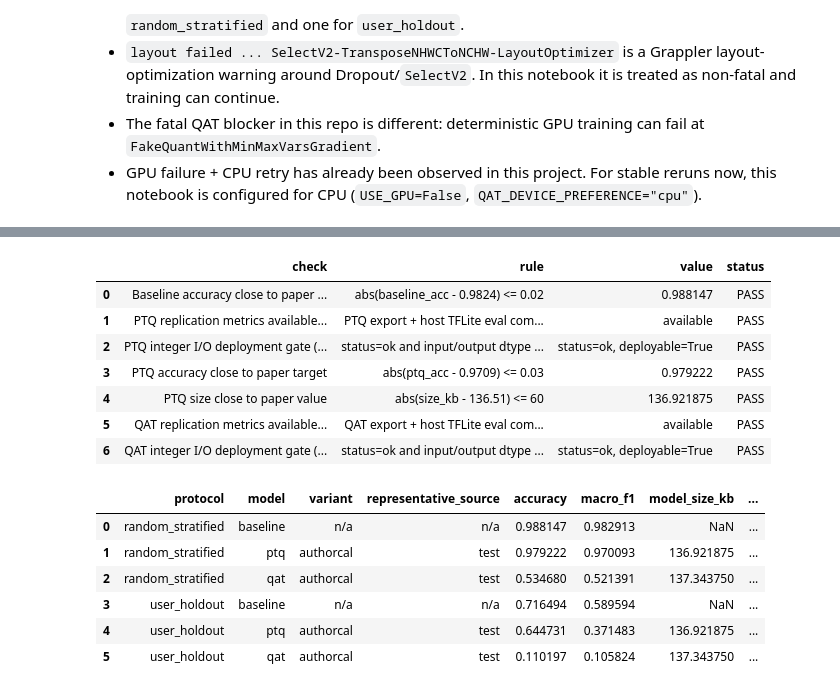
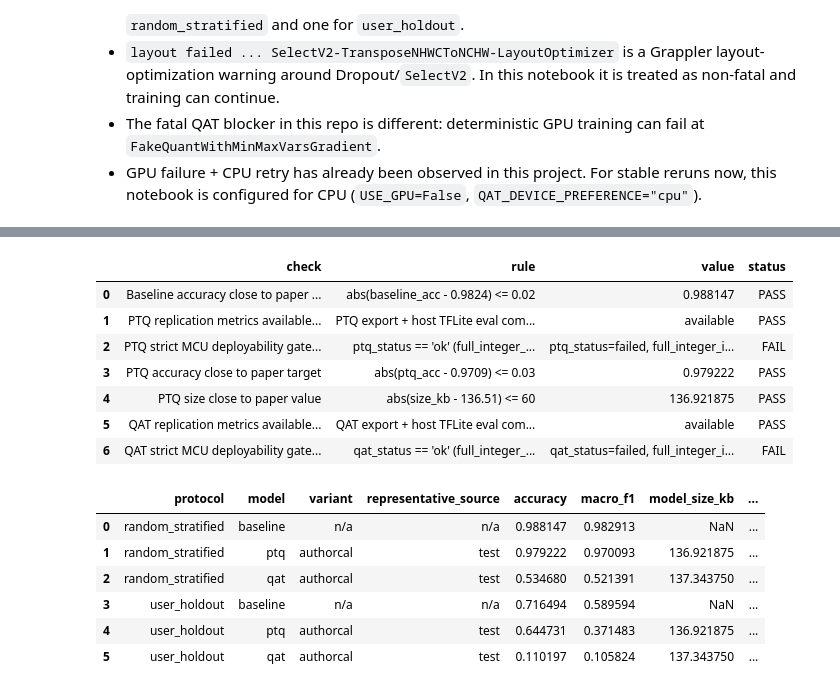
Before and after one commit to 7abushahla/har-mcu, a Jupyter notebook: notebooks/replication_deepconvlstm.ipynb, the cells around one changed output, grey strips where cells are left out. Saved outputs shown, nothing was run; the diff lists cells and outputs as text; code cells hidden in the pictures.

```diff
--- a/notebooks/replication_deepconvlstm.ipynb
+++ b/notebooks/replication_deepconvlstm.ipynb
@@ -1743,11 +1805,8 @@ ptq_export_primary = ptq_export_metrics.get(primary_protocol)
 ptq_eval_primary = ptq_eval_metrics.get(primary_protocol)
 
 ptq_replication_available = ptq_eval_primary is not None
-strict_ptq_deployable = bool(
-    ptq_export_primary
-    and ptq_export_primary.get("status") == "ok"
-    and ptq_export_primary.get("deployable_full_int8", False)
-)
+ptq_status = ptq_export_primary.get("ptq_status") if ptq_export_primary else None
+strict_ptq_deployable = bool(ptq_status == "ok")
 
 if ptq_replication_available:
     ptq_acc_random = float(ptq_eval_primary["accuracy"])
@@ -1770,11 +1829,14 @@ checks = [
         "status": "PASS" if ptq_replication_available else "FAIL",
     },
     {
-        "check": "PTQ integer I/O deployment gate (authorcal)",
-        "rule": "status=ok and input/output dtype are int8",
+        "check": "PTQ strict MCU deployability gate (authorcal)",
+        "rule": "ptq_status == 'ok' (full_integer_io + TFLM compatibility)",
         "value": (
-            f"status={ptq_export_primary.get('status') if ptq_export_primary else None}, "
-            f"deployable={ptq_export_primary.get('deployable_full_int8') if ptq_export_primary else None}"
+            f"ptq_status={ptq_status}, "
+            f"full_integer_io={ptq_export_primary.get('full_integer_io') if ptq_export_primary else None}, "
+            f"tflm_compatible={ptq_export_primary.get('tflm_compatible') if ptq_export_primary else None}, "
+            f"unsupported_ops={ptq_export_primary.get('unsupported_ops') if ptq_export_primary else None}, "
+            f"reason={ptq_export_primary.get('error') if ptq_export_primary else None}"
         ),
         "status": "PASS" if strict_ptq_deployable else "FAIL",
     },
@@ -1798,47 +1860,47 @@ if ptq_replication_available:
         ]
     )
 
 if RUN_QAT:
     qat_export_primary = qat_export_metrics.get(primary_protocol)
     qat_eval_primary = qat_eval_metrics.get(primary_protocol)
     qat_replication_available = qat_eval_primary is not None
-    strict_qat_deployable = bool(
-        qat_export_primary
-        and qat_export_primary.get("status") == "ok"
-        and qat_export_primary.get("deployable_full_int8", False)
-)
+    qat_status = qat_export_primary.get("qat_status") if qat_export_primary else None
+    strict_qat_deployable = bool(qat_status == "ok")
 
     checks.extend(
         [
             {
                 "check": "QAT replication metrics available (authorcal)",
                 "rule": "QAT export + host TFLite eval completed",
                 "value": "available" if qat_replication_available else "missing",
                 "status": "PASS" if qat_replication_available else "FAIL",
             },
             {
-                "check": "QAT integer I/O deployment gate (authorcal)",
-                "rule": "status=ok and input/output dtype are int8",
+                "check": "QAT strict MCU deployability gate (authorcal)",
+                "rule": "qat_status == 'ok' (full_integer_io + TFLM compatibility)",
                 "value": (
-                    f"status={qat_export_primary.get('status') if qat_export_primary else None}, "
-                    f"deployable={qat_export_primary.get('deployable_full_int8') if qat_export_primary else None}"
+                    f"qat_status={qat_status}, "
+                    f"full_integer_io={qat_export_primary.get('full_integer_io') if qat_export_primary else None}, "
+                    f"tflm_compatible={qat_export_primary.get('tflm_compatible') if qat_export_primary else None}, "
+                    f"unsupported_ops={qat_export_primary.get('unsupported_ops') if qat_export_primary else None}, "
+                    f"reason={qat_export_primary.get('error') if qat_export_primary else None}"
                 ),
                 "status": "PASS" if strict_qat_deployable else "FAIL",
             },
         ]
     )
 
 verdict_df = pd.DataFrame(checks)
 display(verdict_df)
 # %% [output]
 |  | check | rule | value | status |
 | 0 | Baseline accuracy close to paper ... | abs(baseline_acc - 0.9824) <= 0.02 | 0.988147 | PASS |
 | 1 | PTQ replication metrics available... | PTQ export + host TFLite eval com... | available | PASS |
-| 2 | PTQ integer I/O deployment gate (... | status=ok and input/output dtype ... | status=ok, deployable=True | PASS |
+| 2 | PTQ strict MCU deployability gate... | ptq_status == 'ok' (full_integer_... | ptq_status=failed, full_integer_i... | FAIL |
 | 3 | PTQ accuracy close to paper target | abs(ptq_acc - 0.9709) <= 0.03 | 0.979222 | PASS |
 | 4 | PTQ size close to paper value | abs(size_kb - 136.51) <= 60 | 136.921875 | PASS |
 | 5 | QAT replication metrics available... | QAT export + host TFLite eval com... | available | PASS |
-| 6 | QAT integer I/O deployment gate (... | status=ok and input/output dtype ... | status=ok, deployable=True | PASS |
+| 6 | QAT strict MCU deployability gate... | qat_status == 'ok' (full_integer_... | qat_status=failed, full_integer_i... | FAIL |
 # %%
 summary_rows = []
 
```
Also changed, not shown: parts of 13 cells of this notebook.
